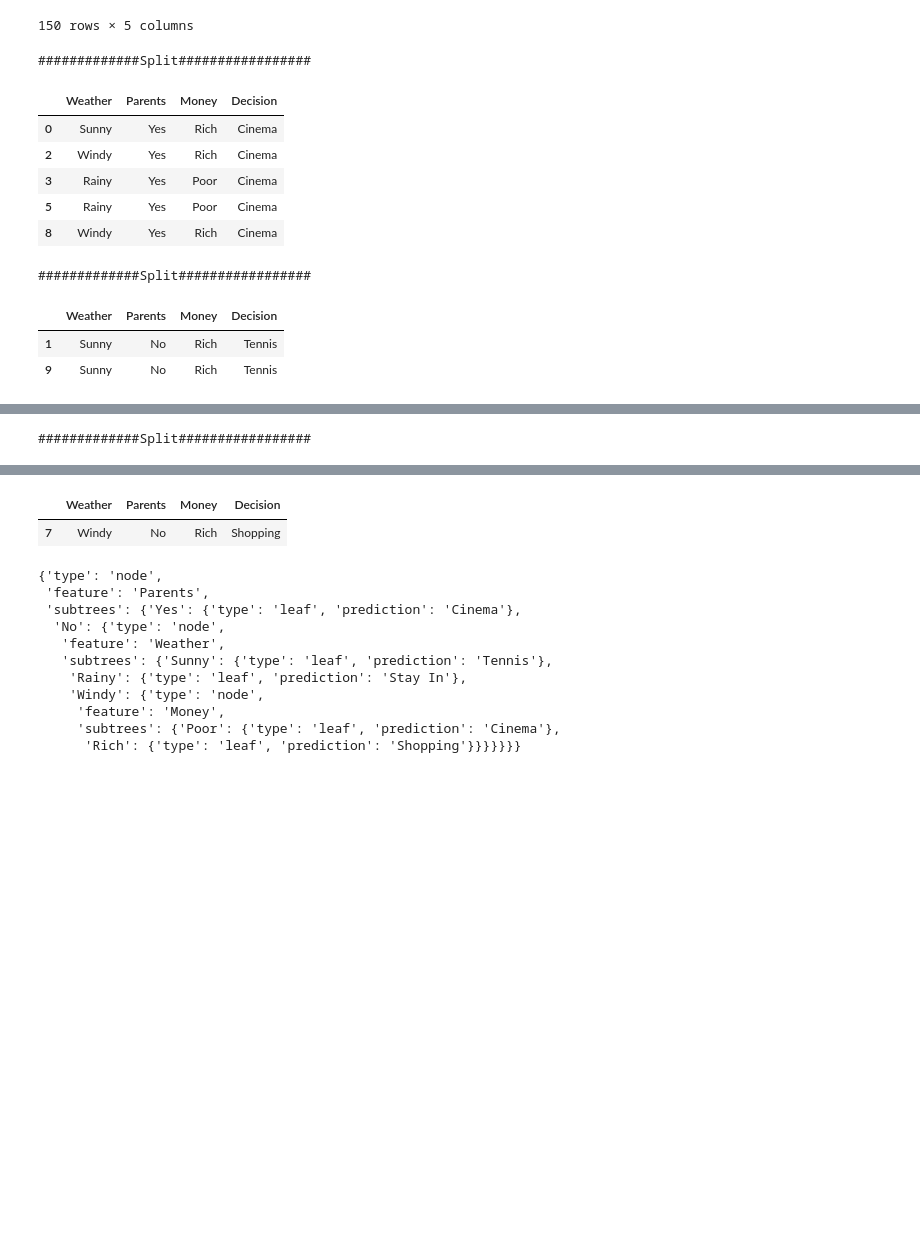
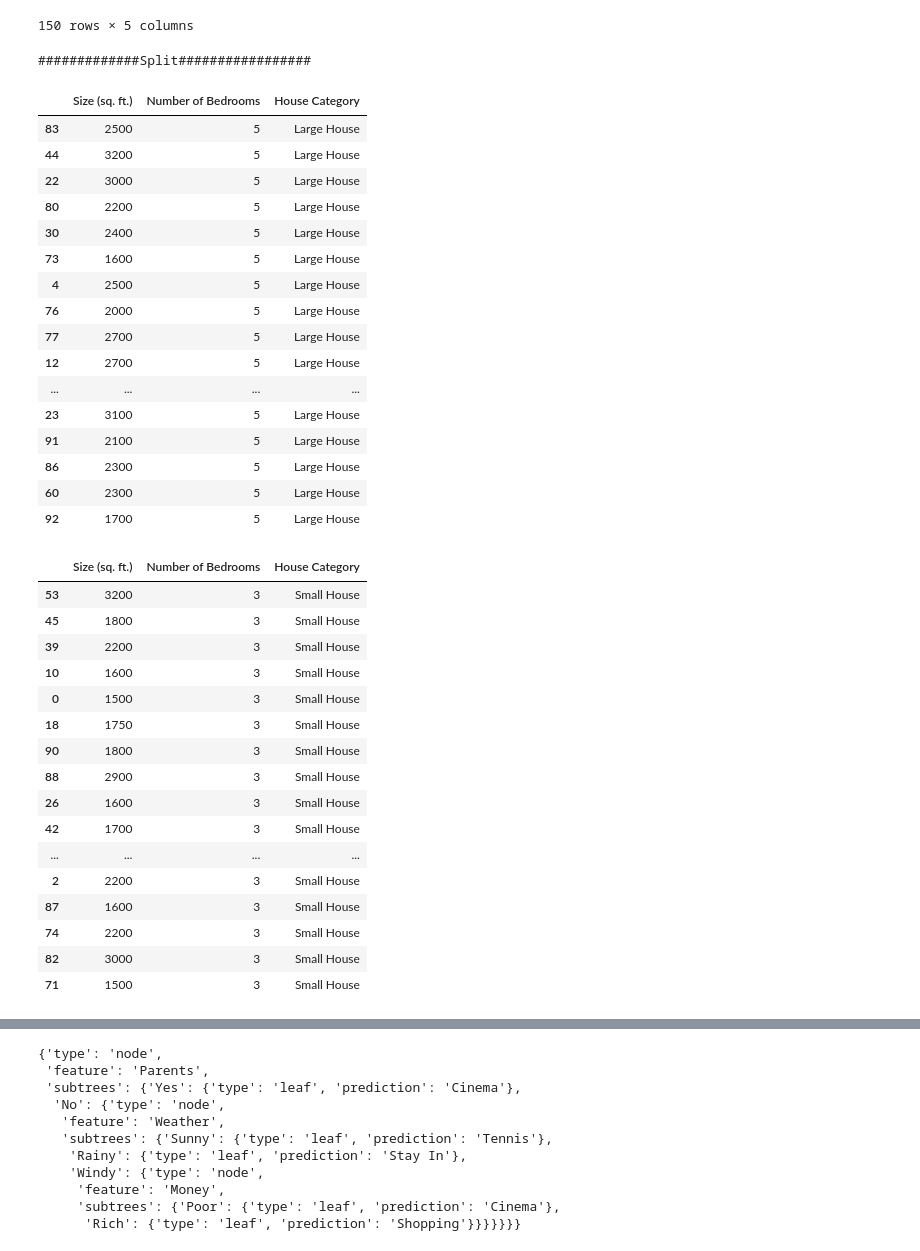
Before and after one commit to niranjandasMM/Scratch_Decision_Trees, a Jupyter notebook: algorithm_DT.ipynb, the cells around one changed output, grey strips where cells are left out. Cells and saved outputs as stored; diff of their text form; code cells hidden in the pictures; blank space fills up the shorter version.

```diff
--- a/algorithm_DT.ipynb
+++ b/algorithm_DT.ipynb
@@ -85,16 +85,40 @@ def split_based_on_gini_impurity(data, target):
             # print(f"Split {i} - Only one target value found: {unique_values[0]}")
             display(split_df)
 # %%
-split_based_on_gini_impurity(data= cinema_tennis, target= 'Decision')
+split_based_on_gini_impurity(data= gpt_house, target= 'House Category')
 # %% [output]
 #############Split#################
-|  | Weather | Parents | Money | Decision |
-| 0 | Sunny | Yes | Rich | Cinema |
-| 2 | Windy | Yes | Rich | Cinema |
-| 3 | Rainy | Yes | Poor | Cinema |
-| 5 | Rainy | Yes | Poor | Cinema |
-| 8 | Windy | Yes | Rich | Cinema |
+|  | Size (sq. ft.) | Number of Bedrooms | House Category |
+| 83 | 2500 | 5 | Large House |
+| 44 | 3200 | 5 | Large House |
+| 22 | 3000 | 5 | Large House |
+| 80 | 2200 | 5 | Large House |
+| 30 | 2400 | 5 | Large House |
+| 73 | 1600 | 5 | Large House |
+| 4 | 2500 | 5 | Large House |
+| 76 | 2000 | 5 | Large House |
+| 77 | 2700 | 5 | Large House |
+| 12 | 2700 | 5 | Large House |
+| ... | ... | ... | ... |
+| 23 | 3100 | 5 | Large House |
+| 91 | 2100 | 5 | Large House |
+| 86 | 2300 | 5 | Large House |
+| 60 | 2300 | 5 | Large House |
+| 92 | 1700 | 5 | Large House |
-#############Split#################
-|  | Weather | Parents | Money | Decision |
-| 1 | Sunny | No | Rich | Tennis |
-| 9 | Sunny | No | Rich | Tennis |
+|  | Size (sq. ft.) | Number of Bedrooms | House Category |
+| 53 | 3200 | 3 | Small House |
+| 45 | 1800 | 3 | Small House |
+| 39 | 2200 | 3 | Small House |
+| 10 | 1600 | 3 | Small House |
+| 0 | 1500 | 3 | Small House |
+| 18 | 1750 | 3 | Small House |
+| 90 | 1800 | 3 | Small House |
+| 88 | 2900 | 3 | Small House |
+| 26 | 1600 | 3 | Small House |
+| 42 | 1700 | 3 | Small House |
+| ... | ... | ... | ... |
+| 2 | 2200 | 3 | Small House |
+| 87 | 1600 | 3 | Small House |
+| 74 | 2200 | 3 | Small House |
+| 82 | 3000 | 3 | Small House |
+| 71 | 1500 | 3 | Small House |
@@ -103 +141,0 @@ split_based_on_gini_impurity(data= cinema_tennis, target= 'Decision')
-#############Split#################
@@ -106,5 +155,3 @@ split_based_on_gini_impurity(data= cinema_tennis, target= 'Decision')
-|  | Weather | Parents | Money | Decision |
-| 7 | Windy | No | Rich | Shopping |
 # %%
 from sklearn.tree import DecisionTreeClassifier, plot_tree
 import matplotlib.pyplot as plt
```
Also changed, not shown: parts of 2 cells of this notebook, 5 other files.
